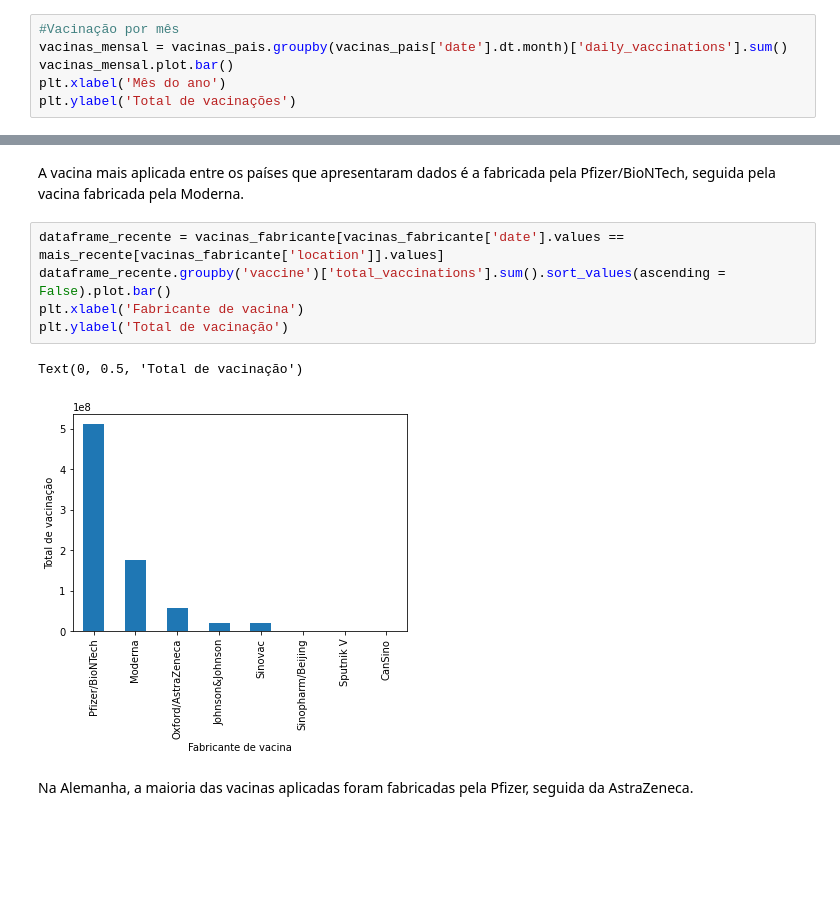
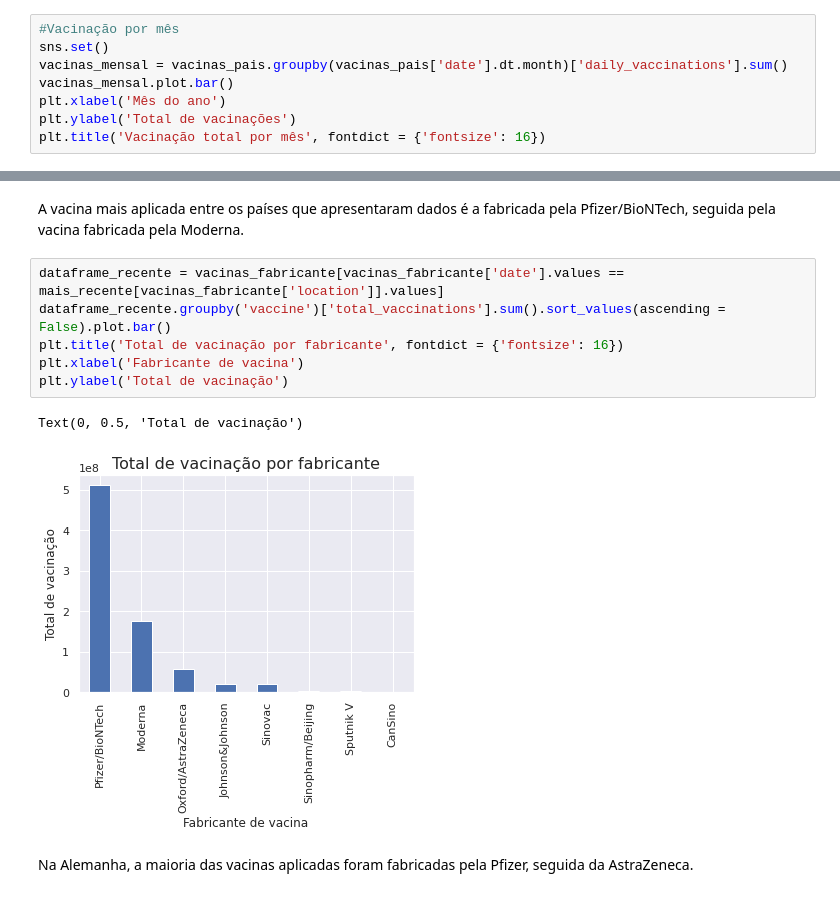
Before and after one commit to michel-klein/DIO_Pandas, a Jupyter notebook: DIO_pandas.ipynb, the cells around one changed output, grey strips where cells are left out. Saved outputs shown, nothing was run; the diff lists cells and outputs as text; blank space fills up the shorter version.

```diff
--- a/DIO_pandas.ipynb
+++ b/DIO_pandas.ipynb
@@ -168,8 +169,10 @@ Nesta seção, será realizada uma análise mais aprofundada, assim como serão
 A vacinação iniciou-se em dezembro de 2020, representado pelo mês 12 no gráfico. Ao longo de 2021, a vacinação se intensificou. O mês de julho ainda está incompleto, portanto apresenta vacinação abaixo do mês de junho.
 # %%
 #Vacinação por mês
+sns.set()
 vacinas_mensal = vacinas_pais.groupby(vacinas_pais['date'].dt.month)['daily_vaccinations'].sum()
 vacinas_mensal.plot.bar()
 plt.xlabel('Mês do ano')
 plt.ylabel('Total de vacinações')
+plt.title('Vacinação total por mês', fontdict = {'fontsize': 16})
 # %% [output]
@@ -294,11 +310,12 @@ A vacina mais aplicada entre os países que apresentaram dados é a fabricada pe
 # %%
 dataframe_recente = vacinas_fabricante[vacinas_fabricante['date'].values == mais_recente[vacinas_fabricante['location']].values]
 dataframe_recente.groupby('vaccine')['total_vaccinations'].sum().sort_values(ascending = False).plot.bar()
+plt.title('Total de vacinação por fabricante', fontdict = {'fontsize': 16})
 plt.xlabel('Fabricante de vacina')
 plt.ylabel('Total de vacinação')
 # %% [output]
 Text(0, 0.5, 'Total de vacinação')
-[figure, old version]
+[figure, new version]
 # %% [markdown]
 Na Alemanha, a maioria das vacinas aplicadas foram fabricadas pela Pfizer, seguida da AstraZeneca.
 # %%
```
Also changed, not shown: parts of 26 cells of this notebook.
